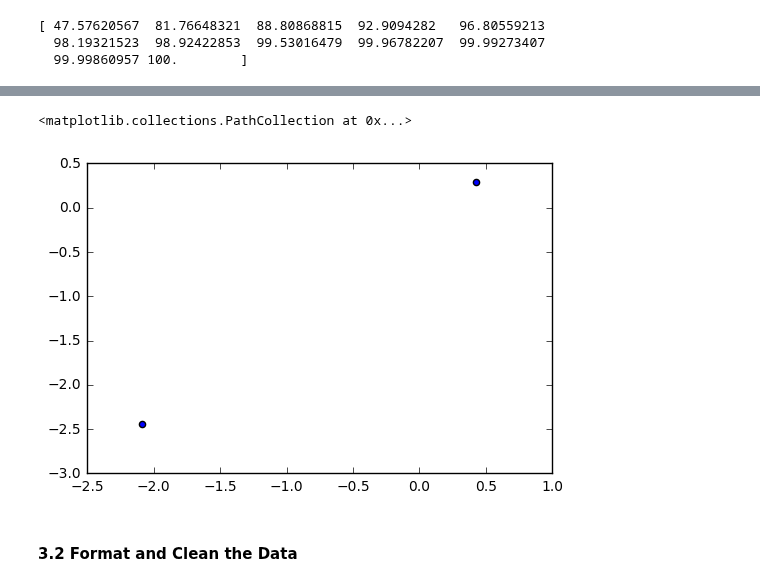
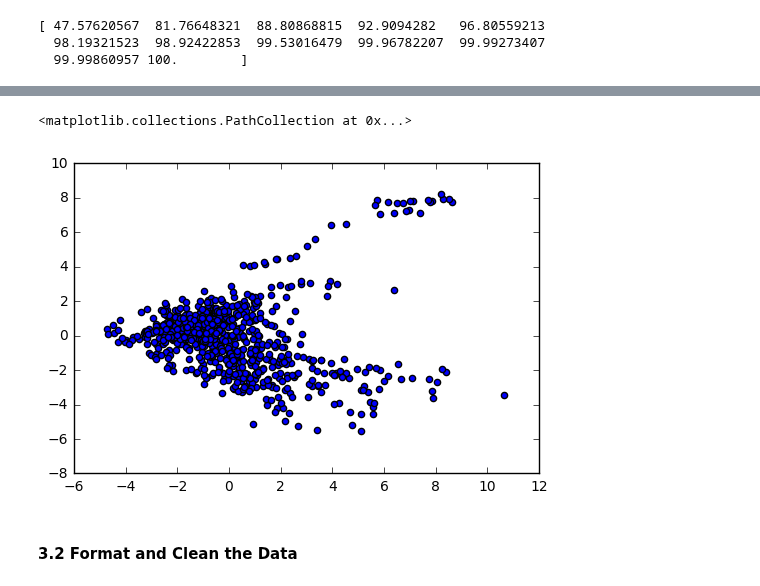
Before and after one commit to mohsseha/DSI-BOS-students, a Jupyter notebook: pparker-roach/project_7.ipynb, the cells around one changed output, grey strips where cells are left out. Cells and saved outputs as stored; diff of their text form; code cells hidden in the pictures.

```diff
--- a/pparker-roach/project_7.ipynb
+++ b/pparker-roach/project_7.ipynb
@@ -320,14 +347,14 @@ array([ -2.08669639e+00,  -2.44053404e+00,  -2.03388475e+00,
 # %%
 # plt.hist(Y)
 # plt.title("Distribution of % Airport Departure Delays")
 # plt.ylabel("% of Delays")
 # plt.xlabel("Airports")
 # plt.show()
 
-plt.scatter(Y[0:-1,0], Y[0:-1][1])
+plt.scatter(Y[0:-1,0], Y[0:-1,1])
 # %% [output]
 <matplotlib.collections.PathCollection at 0x...>
-[figure, old version]
+[figure, new version]
 # %% [markdown]
 #### 3.2 Format and Clean the Data
 # %% [markdown]
```
Also changed, not shown: parts of 3 cells of this notebook, 2 other files.
